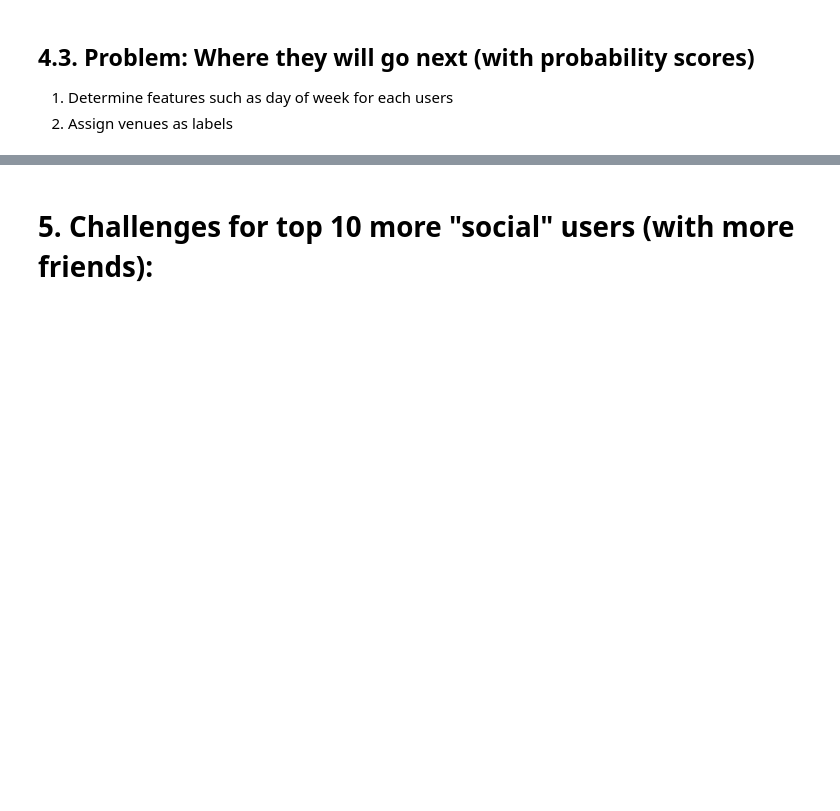
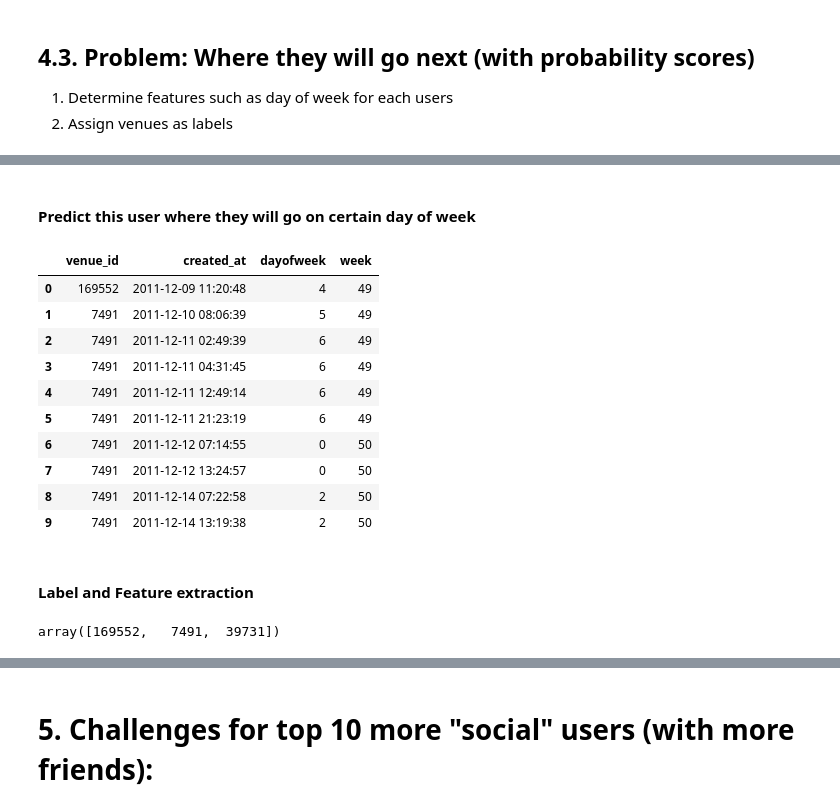
Before and after one commit to stefanauwyang/ml-engineer, a Jupyter notebook: ML-Engineer-Notebook.ipynb, the cells around one changed output, grey strips where cells are left out. Drawn from its saved outputs; the diff is of its cells as text; code cells hidden in the pictures; blank space fills up the shorter version.

```diff
--- a/ML-Engineer-Notebook.ipynb
+++ b/ML-Engineer-Notebook.ipynb
@@ -733,0 +649,34 @@ array([[1.99062262e-02, 5.89562787e-03, 1.25337012e-05, ...,
+# %% [markdown]
+#### Predict this user where they will go on certain day of week
+# %%
+# Pick up one of user_id from above
+user_id = 1348362
+# %%
+# Get user's checkin, drop unnecessary coluhttp://localhost:8888/notebooks/ML-Engineer-Notebook.ipynb#Predict-this-user-where-they-will-go-on-certain-day-of-weekmn. Since latitude and longitude are same, looks like dummy, dropped.
+checkins_data = checkins[checkins['user_id'] == user_id].copy()
+checkins_data = checkins_data.drop(['id', 'user_id', 'latitude', 'longitude'], axis=1)
+checkins_data['created_at'] = pd.to_datetime(checkins_data['created_at'])
+checkins_data['dayofweek'] = checkins_data['created_at'].dt.dayofweek
+checkins_data['week'] = checkins_data['created_at'].dt.week
+checkins_data = checkins_data.sort_values(['created_at'], ascending=True)
+checkins_data.reset_index(inplace=True, drop=True)
+checkins_data.head(10)
+# %% [output]
+|  | venue_id | created_at | dayofweek | week |
+| 0 | 169552 | 2011-12-09 11:20:48 | 4 | 49 |
+| 1 | 7491 | 2011-12-10 08:06:39 | 5 | 49 |
+| 2 | 7491 | 2011-12-11 02:49:39 | 6 | 49 |
+| 3 | 7491 | 2011-12-11 04:31:45 | 6 | 49 |
+| 4 | 7491 | 2011-12-11 12:49:14 | 6 | 49 |
+| 5 | 7491 | 2011-12-11 21:23:19 | 6 | 49 |
+| 6 | 7491 | 2011-12-12 07:14:55 | 0 | 50 |
+| 7 | 7491 | 2011-12-12 13:24:57 | 0 | 50 |
+| 8 | 7491 | 2011-12-14 07:22:58 | 2 | 50 |
+| 9 | 7491 | 2011-12-14 13:19:38 | 2 | 50 |
+# %% [markdown]
+#### Label and Feature extraction
+# %%
+labels = checkins_data['venue_id']
+labels.unique()
+# %% [output]
+array([169552,   7491,  39731])
```
Also changed, not shown: parts of 33 cells of this notebook.
